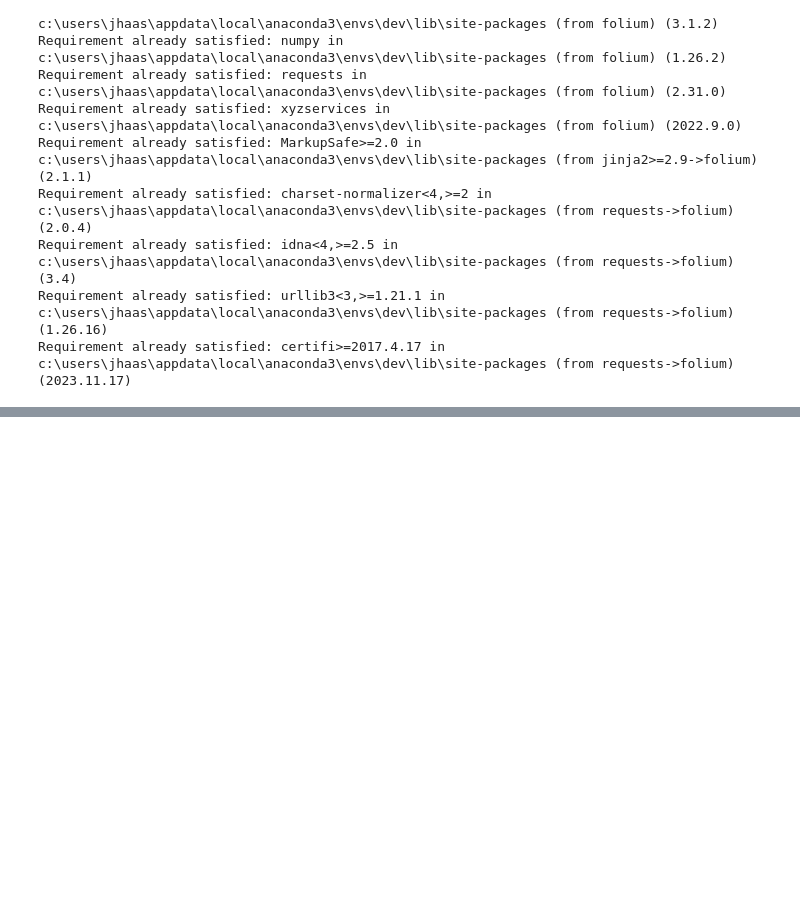
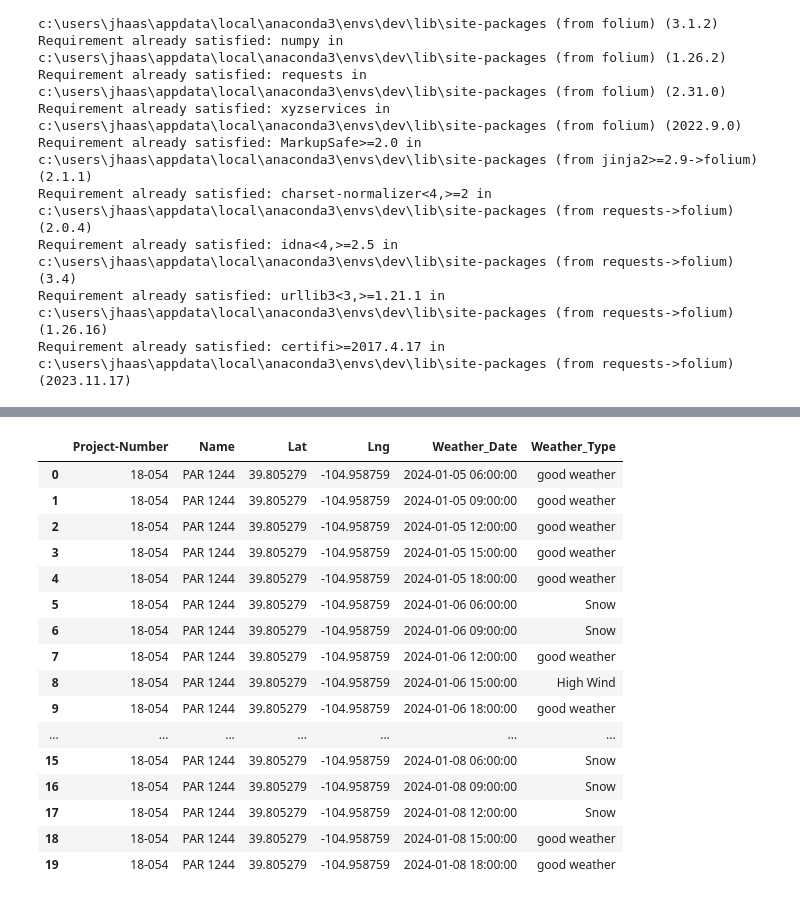
Before and after one commit to BFletchall/project-1, a Jupyter notebook: Project_1_starter_code.ipynb, the cells around one changed output, grey strips where cells are left out. Drawn from its saved outputs; the diff is of its cells as text; code cells hidden in the pictures; blank space fills up the shorter version.

```diff
--- a/Project_1_starter_code.ipynb
+++ b/Project_1_starter_code.ipynb
@@ -334,3 +309,23 @@ Weather_5Day_Forecast
+# %%
+Weather_5Day_Forecast.head(20)
+# %% [output]
+|  | Project-Number | Name | Lat | Lng | Weather_Date | Weather_Type |
+| 0 | 18-054 | PAR 1244 | 39.805279 | -104.958759 | 2024-01-05 06:00:00 | good weather |
+| 1 | 18-054 | PAR 1244 | 39.805279 | -104.958759 | 2024-01-05 09:00:00 | good weather |
+| 2 | 18-054 | PAR 1244 | 39.805279 | -104.958759 | 2024-01-05 12:00:00 | good weather |
+| 3 | 18-054 | PAR 1244 | 39.805279 | -104.958759 | 2024-01-05 15:00:00 | good weather |
+| 4 | 18-054 | PAR 1244 | 39.805279 | -104.958759 | 2024-01-05 18:00:00 | good weather |
+| 5 | 18-054 | PAR 1244 | 39.805279 | -104.958759 | 2024-01-06 06:00:00 | Snow |
+| 6 | 18-054 | PAR 1244 | 39.805279 | -104.958759 | 2024-01-06 09:00:00 | Snow |
+| 7 | 18-054 | PAR 1244 | 39.805279 | -104.958759 | 2024-01-06 12:00:00 | good weather |
+| 8 | 18-054 | PAR 1244 | 39.805279 | -104.958759 | 2024-01-06 15:00:00 | High Wind |
+| 9 | 18-054 | PAR 1244 | 39.805279 | -104.958759 | 2024-01-06 18:00:00 | good weather |
+| ... | ... | ... | ... | ... | ... | ... |
+| 15 | 18-054 | PAR 1244 | 39.805279 | -104.958759 | 2024-01-08 06:00:00 | Snow |
+| 16 | 18-054 | PAR 1244 | 39.805279 | -104.958759 | 2024-01-08 09:00:00 | Snow |
+| 17 | 18-054 | PAR 1244 | 39.805279 | -104.958759 | 2024-01-08 12:00:00 | Snow |
+| 18 | 18-054 | PAR 1244 | 39.805279 | -104.958759 | 2024-01-08 15:00:00 | good weather |
+| 19 | 18-054 | PAR 1244 | 39.805279 | -104.958759 | 2024-01-08 18:00:00 | good weather |
 # %%
 
 # Save the dataframe to a CSV file in the current folder
```
Also changed, not shown: parts of 13 cells of this notebook, 3 other files.
